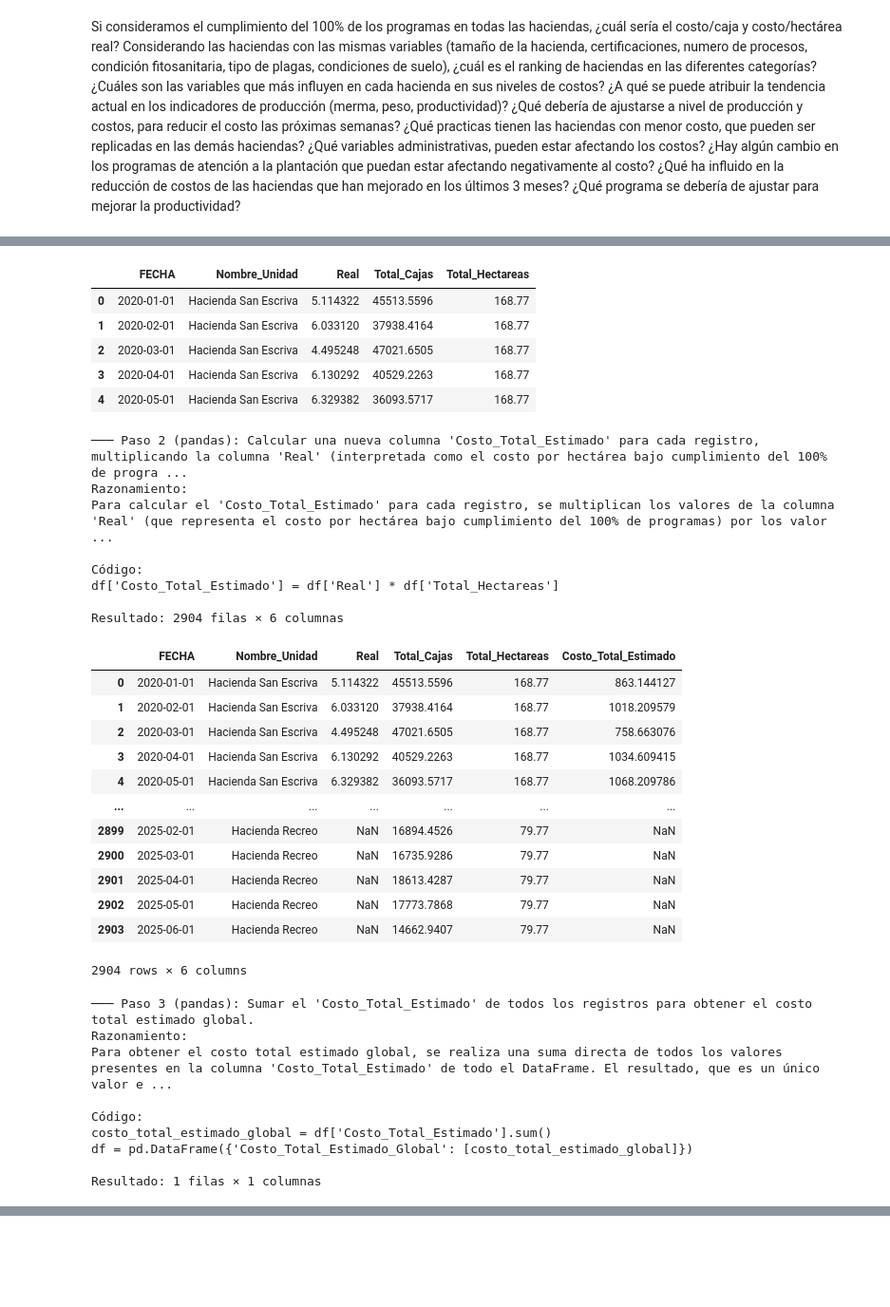
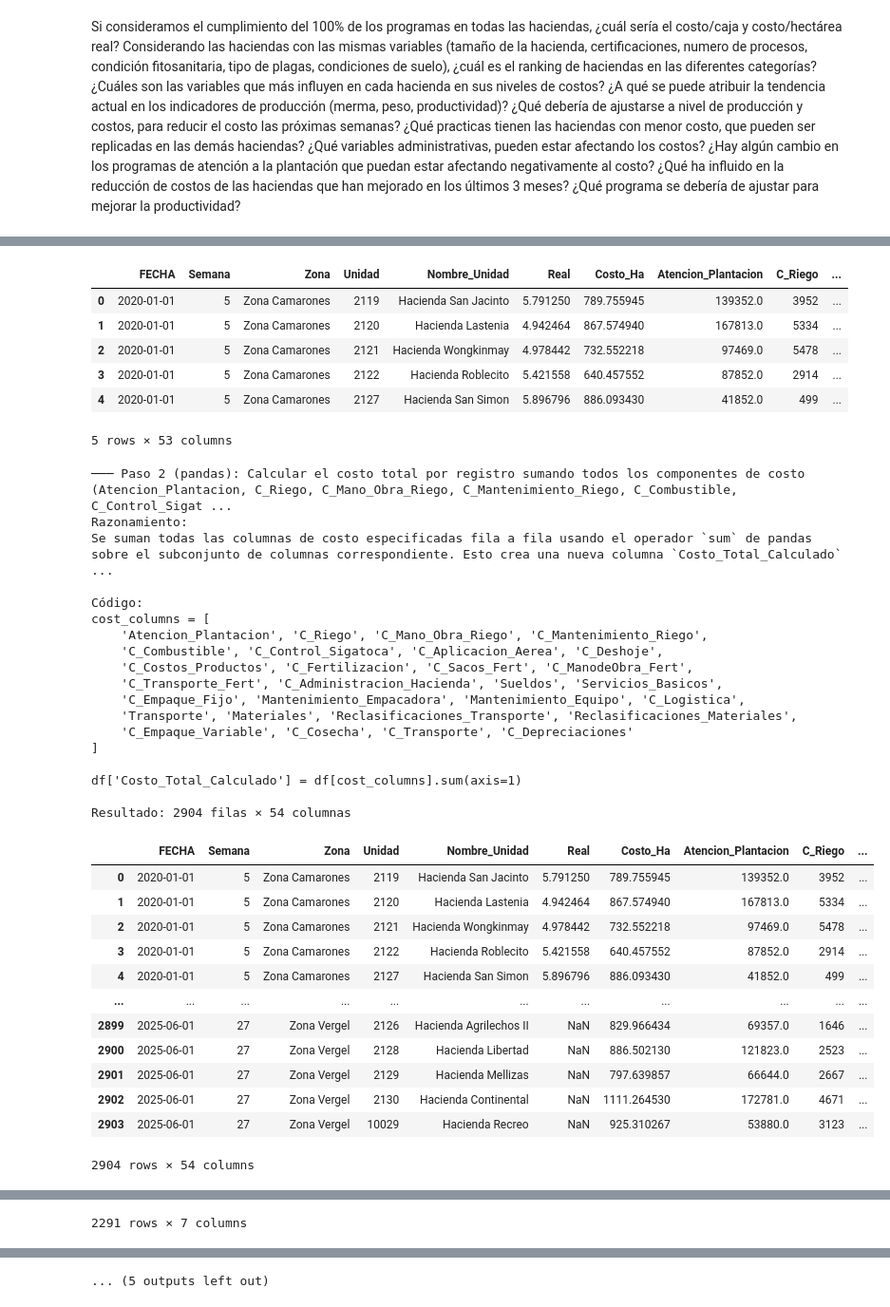
Before and after one commit to jaimereinoso2/Reybanpac, a Jupyter notebook: 03_con_db.ipynb, the cells around one changed output, grey strips where cells are left out. Shown at 95% size. Saved outputs shown, nothing was run; the diff lists cells and outputs as text; code cells hidden in the pictures; blank space fills up the shorter version.

Commit message:
ya calcula bien y tiene streamlit

```diff
--- a/03_con_db.ipynb
+++ b/03_con_db.ipynb
@@ -462,8 +450,8 @@ preguntas = [
 
 ]
 
-for p in preguntas:
-    df_resultado = ejecutar_pipeline(p)
+p = preguntas[0]
+df_resultado = ejecutar_pipeline(p)
 # %% [output]
 Pregunta: Si consideramos el cumplimiento del 100% de los programas en todas las haciendas, ¿cuál sería el costo/caja y costo/hectárea real?
 ============================================================
@@ -485,36 +473,38 @@ DataFrame extraído: 2904 filas × 5 columnas
-|  | FECHA | Nombre_Unidad | Real | Total_Cajas | Total_Hectareas |
-| 0 | 2020-01-01 | Hacienda San Escriva | 5.114322 | 45513.5596 | 168.77 |
-| 1 | 2020-02-01 | Hacienda San Escriva | 6.033120 | 37938.4164 | 168.77 |
-| 2 | 2020-03-01 | Hacienda San Escriva | 4.495248 | 47021.6505 | 168.77 |
-| 3 | 2020-04-01 | Hacienda San Escriva | 6.130292 | 40529.2263 | 168.77 |
-| 4 | 2020-05-01 | Hacienda San Escriva | 6.329382 | 36093.5717 | 168.77 |
+|  | FECHA | Semana | Zona | Unidad | Nombre_Unidad | Real | Costo_Ha | Atencion_Plantacion | C_Riego | ... |
+| 0 | 2020-01-01 | 5 | Zona Camarones | 2119 | Hacienda San Jacinto | 5.791250 | 789.755945 | 139352.0 | 3952 | ... |
+| 1 | 2020-01-01 | 5 | Zona Camarones | 2120 | Hacienda Lastenia | 4.942464 | 867.574940 | 167813.0 | 5334 | ... |
+| 2 | 2020-01-01 | 5 | Zona Camarones | 2121 | Hacienda Wongkinmay | 4.978442 | 732.552218 | 97469.0 | 5478 | ... |
+| 3 | 2020-01-01 | 5 | Zona Camarones | 2122 | Hacienda Roblecito | 5.421558 | 640.457552 | 87852.0 | 2914 | ... |
+| 4 | 2020-01-01 | 5 | Zona Camarones | 2127 | Hacienda San Simon | 5.896796 | 886.093430 | 41852.0 | 499 | ... |
-─── Paso 2 (pandas): Calcular una nueva columna 'Costo_Total_Estimado' para cada registro, multiplicando la columna 'Real' (interpretada como el costo por hectárea bajo cumplimiento del 100% de progra ...
-Razonamiento:
-Para calcular el 'Costo_Total_Estimado' para cada registro, se multiplican los valores de la columna 'Real' (que representa el costo por hectárea bajo cumplimiento del 100% de programas) por los valor ...
-
-Código:
-df['Costo_Total_Estimado'] = df['Real'] * df['Total_Hectareas']
-
-Resultado: 2904 filas × 6 columnas
+5 rows × 53 columns
+─── Paso 2 (pandas): Calcular el costo total por registro sumando todos los componentes de costo (Atencion_Plantacion, C_Riego, C_Mano_Obra_Riego, C_Mantenimiento_Riego, C_Combustible, C_Control_Sigat ...
+Razonamiento:
+Se suman todas las columnas de costo especificadas fila a fila usando el operador `sum` de pandas sobre el subconjunto de columnas correspondiente. Esto crea una nueva columna `Costo_Total_Calculado`  ...
+
+Código:
+cost_columns = [
+    'Atencion_Plantacion', 'C_Riego', 'C_Mano_Obra_Riego', 'C_Mantenimiento_Riego',
+    'C_Combustible', 'C_Control_Sigatoca', 'C_Aplicacion_Aerea', 'C_Deshoje',
+    'C_Costos_Productos', 'C_Fertilizacion', 'C_Sacos_Fert', 'C_ManodeObra_Fert',
+    'C_Transporte_Fert', 'C_Administracion_Hacienda', 'Sueldos', 'Servicios_Basicos',
+    'C_Empaque_Fijo', 'Mantenimiento_Empacadora', 'Mantenimiento_Equipo', 'C_Logistica',
+    'Transporte', 'Materiales', 'Reclasificaciones_Transporte', 'Reclasificaciones_Materiales',
+    'C_Empaque_Variable', 'C_Cosecha', 'C_Transporte', 'C_Depreciaciones'
+]
+
+df['Costo_Total_Calculado'] = df[cost_columns].sum(axis=1)
+
+Resultado: 2904 filas × 54 columnas
-|  | FECHA | Nombre_Unidad | Real | Total_Cajas | Total_Hectareas | Costo_Total_Estimado |
-| 0 | 2020-01-01 | Hacienda San Escriva | 5.114322 | 45513.5596 | 168.77 | 863.144127 |
-| 1 | 2020-02-01 | Hacienda San Escriva | 6.033120 | 37938.4164 | 168.77 | 1018.209579 |
-| 2 | 2020-03-01 | Hacienda San Escriva | 4.495248 | 47021.6505 | 168.77 | 758.663076 |
-| 3 | 2020-04-01 | Hacienda San Escriva | 6.130292 | 40529.2263 | 168.77 | 1034.609415 |
-| 4 | 2020-05-01 | Hacienda San Escriva | 6.329382 | 36093.5717 | 168.77 | 1068.209786 |
-| ... | ... | ... | ... | ... | ... | ... |
-| 2899 | 2025-02-01 | Hacienda Recreo | NaN | 16894.4526 | 79.77 | NaN |
-| 2900 | 2025-03-01 | Hacienda Recreo | NaN | 16735.9286 | 79.77 | NaN |
-| 2901 | 2025-04-01 | Hacienda Recreo | NaN | 18613.4287 | 79.77 | NaN |
-| 2902 | 2025-05-01 | Hacienda Recreo | NaN | 17773.7868 | 79.77 | NaN |
-| 2903 | 2025-06-01 | Hacienda Recreo | NaN | 14662.9407 | 79.77 | NaN |
+|  | FECHA | Semana | Zona | Unidad | Nombre_Unidad | Real | Costo_Ha | Atencion_Plantacion | C_Riego | ... |
+| 0 | 2020-01-01 | 5 | Zona Camarones | 2119 | Hacienda San Jacinto | 5.791250 | 789.755945 | 139352.0 | 3952 | ... |
+| 1 | 2020-01-01 | 5 | Zona Camarones | 2120 | Hacienda Lastenia | 4.942464 | 867.574940 | 167813.0 | 5334 | ... |
+| 2 | 2020-01-01 | 5 | Zona Camarones | 2121 | Hacienda Wongkinmay | 4.978442 | 732.552218 | 97469.0 | 5478 | ... |
+| 3 | 2020-01-01 | 5 | Zona Camarones | 2122 | Hacienda Roblecito | 5.421558 | 640.457552 | 87852.0 | 2914 | ... |
+| 4 | 2020-01-01 | 5 | Zona Camarones | 2127 | Hacienda San Simon | 5.896796 | 886.093430 | 41852.0 | 499 | ... |
+| ... | ... | ... | ... | ... | ... | ... | ... | ... | ... | ... |
+| 2899 | 2025-06-01 | 27 | Zona Vergel | 2126 | Hacienda Agrilechos II | NaN | 829.966434 | 69357.0 | 1646 | ... |
+| 2900 | 2025-06-01 | 27 | Zona Vergel | 2128 | Hacienda Libertad | NaN | 886.502130 | 121823.0 | 2523 | ... |
+| 2901 | 2025-06-01 | 27 | Zona Vergel | 2129 | Hacienda Mellizas | NaN | 797.639857 | 66644.0 | 2667 | ... |
+| 2902 | 2025-06-01 | 27 | Zona Vergel | 2130 | Hacienda Continental | NaN | 1111.264530 | 172781.0 | 4671 | ... |
+| 2903 | 2025-06-01 | 27 | Zona Vergel | 10029 | Hacienda Recreo | NaN | 925.310267 | 53880.0 | 3123 | ... |
-2904 rows × 6 columns
-─── Paso 3 (pandas): Sumar el 'Costo_Total_Estimado' de todos los registros para obtener el costo total estimado global.
-Razonamiento:
-Para obtener el costo total estimado global, se realiza una suma directa de todos los valores presentes en la columna 'Costo_Total_Estimado' de todo el DataFrame. El resultado, que es un único valor e ...
-
-Código:
-costo_total_estimado_global = df['Costo_Total_Estimado'].sum()
-df = pd.DataFrame({'Costo_Total_Estimado_Global': [costo_total_estimado_global]})
-
-Resultado: 1 filas × 1 columnas
+2904 rows × 54 columns
@@ -539,0 +540 @@ Resultado: 1 filas × 3 columnas
+2291 rows × 7 columns
@@ -578,0 +563 @@ DataFrame extraído: 2904 filas × 9 columnas
+... (5 outputs left out)
```
Also changed, not shown: parts of 8 cells of this notebook, 3 other files.
